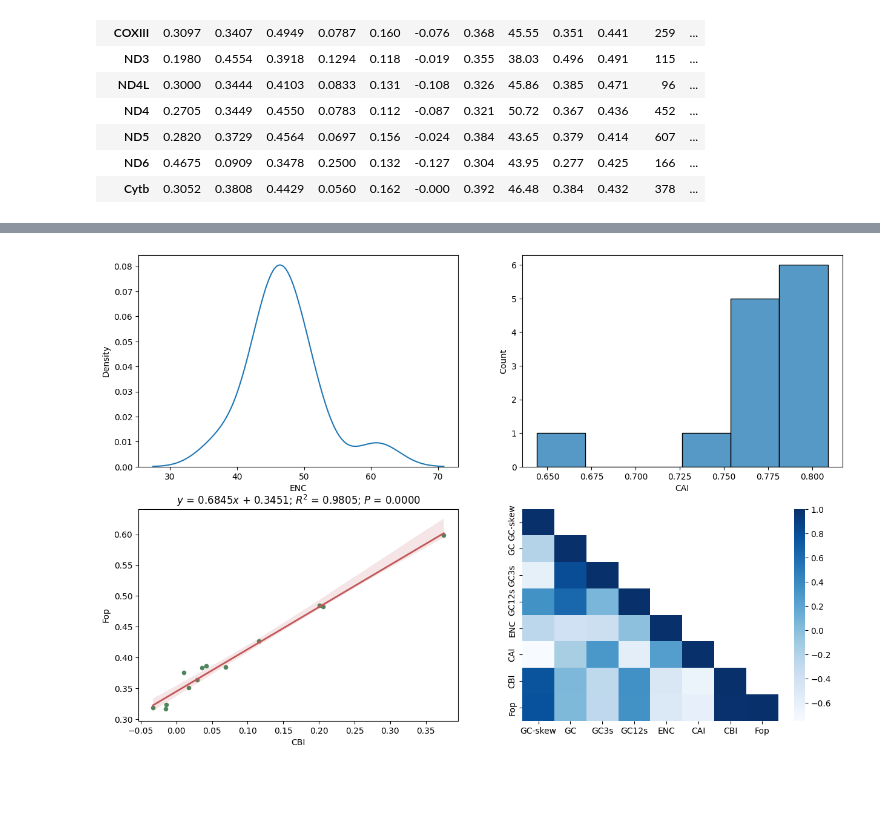
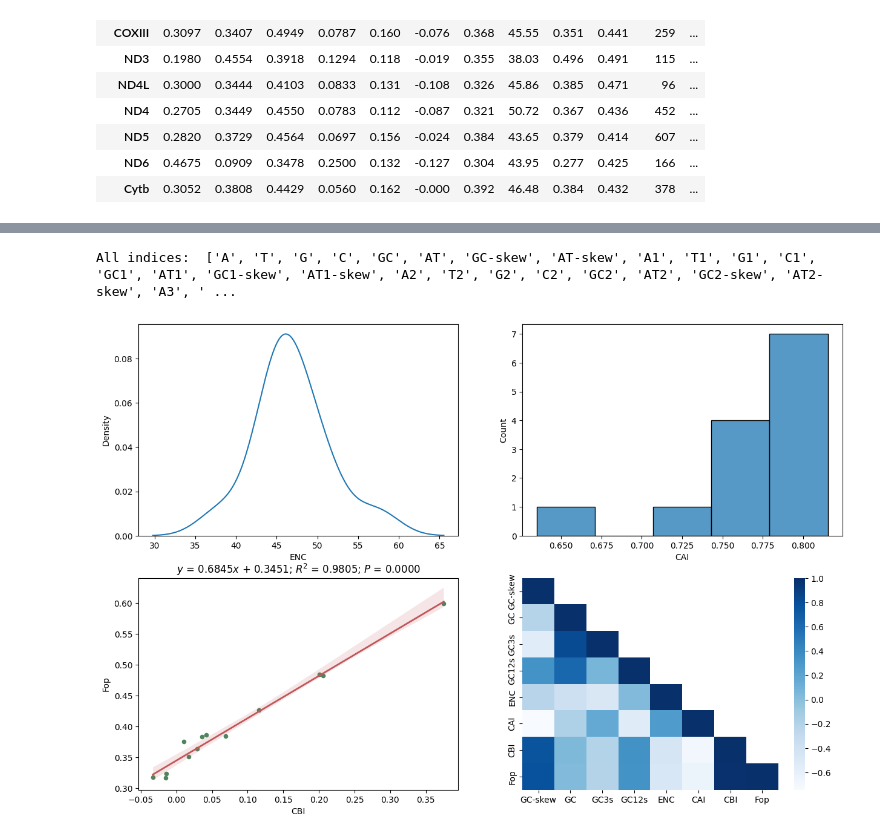
Before and after one commit to thecgs/pyCUBs, a Jupyter notebook: tutorial.ipynb, the cells around one changed output, grey strips where cells are left out. Cells and saved outputs as stored; diff of their text form; code cells hidden in the pictures; blank space fills up the shorter version.

```diff
--- a/tutorial.ipynb
+++ b/tutorial.ipynb
@@ -227,12 +296,22 @@ Stop_Codon.draw_clustermap()
 # %%
-optimal_codons = pycubs.get_optimal_codons_from_ENC(file=data[0][1])
-ref_Obs = pycubs.get_Obs(data[0][1], genetic_code=4)
-Sequence_Indices = pycubs.Sequence_Indices_Analysis(file=data[0][1], genetic_code=1, optimal_codons=optimal_codons, cai_ref_Obs=ref_Obs)
+# Example 13: Seqence analysis of various indicators, such as GC3s, ENC, CAI, CBI, Fop, GC, etc.
+
+optimal_codons = pycubs.get_optimal_codons_from_ENC(file=data[0][1]) # Identify the optimal codons, based on ENC.
+ref_Obs = pycubs.get_Obs(data[0][1], genetic_code=4) # Use the protein coding sequence of the entire mitochondrion
+                                                     # of C. argus to calculate the reference Obs, which is used as
+                                                     # a reference for CAI calculation.
+
+Sequence_Indices = pycubs.Sequence_Indices_Analysis(file=data[0][1],
+                                                    genetic_code=4,
+                                                    optimal_codons=optimal_codons,
+                                                    cai_ref_Obs=ref_Obs)
+print("All indices: ",Sequence_Indices.indices_df.columns.tolist())
 
 fig, axs = plt.subplots(2,2,figsize=(15,10))
 Sequence_Indices.draw_density_plot(x_axis="ENC", ax=axs[0][0])
 Sequence_Indices.draw_histogram_plot(x_axis="CAI", ax=axs[0][1])
 Sequence_Indices.draw_regression_plot(x_axis="CBI", y_axis="Fop", ax=axs[1][0])
 Sequence_Indices.draw_pearson_heatmap(indices=["GC-skew","GC", "GC3s", "GC12s", "ENC", "CAI", "CBI", "Fop"], ax=axs[1][1])
 # %% [output]
+All indices:  ['A', 'T', 'G', 'C', 'GC', 'AT', 'GC-skew', 'AT-skew', 'A1', 'T1', 'G1', 'C1', 'GC1', 'AT1', 'GC1-skew', 'AT1-skew', 'A2', 'T2', 'G2', 'C2', 'GC2', 'AT2', 'GC2-skew', 'AT2-skew', 'A3', ' ...
-[figure, old version]
+[figure, new version]
```
Also changed, not shown: parts of 15 cells of this notebook, 56 other files.
